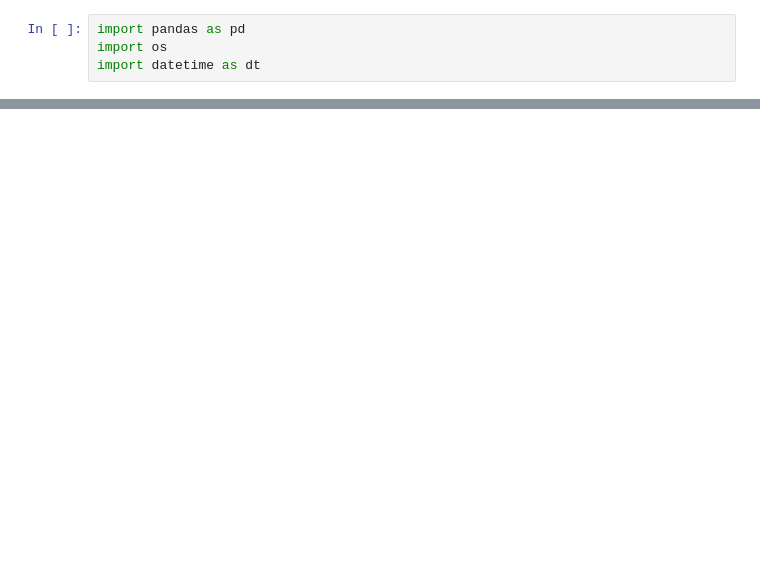
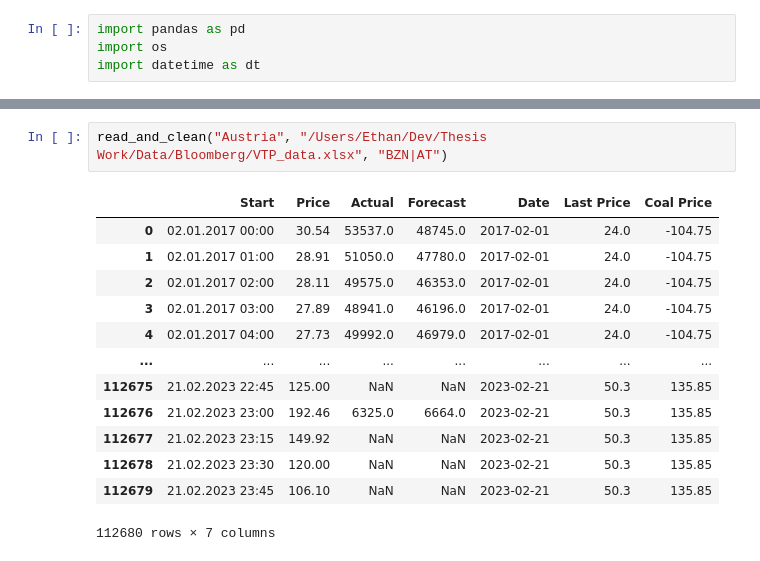
Before and after one commit to EthanReese/thesis, a Jupyter notebook: Cleaning Functions.ipynb, the cells around one changed output, grey strips where cells are left out. Saved outputs shown, nothing was run; the diff lists cells and outputs as text; blank space fills up the shorter version.

```diff
--- a/Cleaning Functions.ipynb
+++ b/Cleaning Functions.ipynb
@@ -122,0 +146,16 @@ read_and_clean("Germany", "/Users/Ethan/Dev/Thesis Work/Data/Bloomberg/THE Day-A
+# %%
+read_and_clean("Austria", "/Users/Ethan/Dev/Thesis Work/Data/Bloomberg/VTP_data.xlsx", "BZN|AT")
+# %% [output]
+|  | Start | Price | Actual | Forecast | Date | Last Price | Coal Price |
+| 0 | 02.01.2017 00:00 | 30.54 | 53537.0 | 48745.0 | 2017-02-01 | 24.0 | -104.75 |
+| 1 | 02.01.2017 01:00 | 28.91 | 51050.0 | 47780.0 | 2017-02-01 | 24.0 | -104.75 |
+| 2 | 02.01.2017 02:00 | 28.11 | 49575.0 | 46353.0 | 2017-02-01 | 24.0 | -104.75 |
+| 3 | 02.01.2017 03:00 | 27.89 | 48941.0 | 46196.0 | 2017-02-01 | 24.0 | -104.75 |
+| 4 | 02.01.2017 04:00 | 27.73 | 49992.0 | 46979.0 | 2017-02-01 | 24.0 | -104.75 |
+| ... | ... | ... | ... | ... | ... | ... | ... |
+| 112675 | 21.02.2023 22:45 | 125.00 | NaN | NaN | 2023-02-21 | 50.3 | 135.85 |
+| 112676 | 21.02.2023 23:00 | 192.46 | 6325.0 | 6664.0 | 2023-02-21 | 50.3 | 135.85 |
+| 112677 | 21.02.2023 23:15 | 149.92 | NaN | NaN | 2023-02-21 | 50.3 | 135.85 |
+| 112678 | 21.02.2023 23:30 | 120.00 | NaN | NaN | 2023-02-21 | 50.3 | 135.85 |
+| 112679 | 21.02.2023 23:45 | 106.10 | NaN | NaN | 2023-02-21 | 50.3 | 135.85 |
+112680 rows × 7 columns
```
Also changed, not shown: parts of 5 cells of this notebook, 4 other files.
